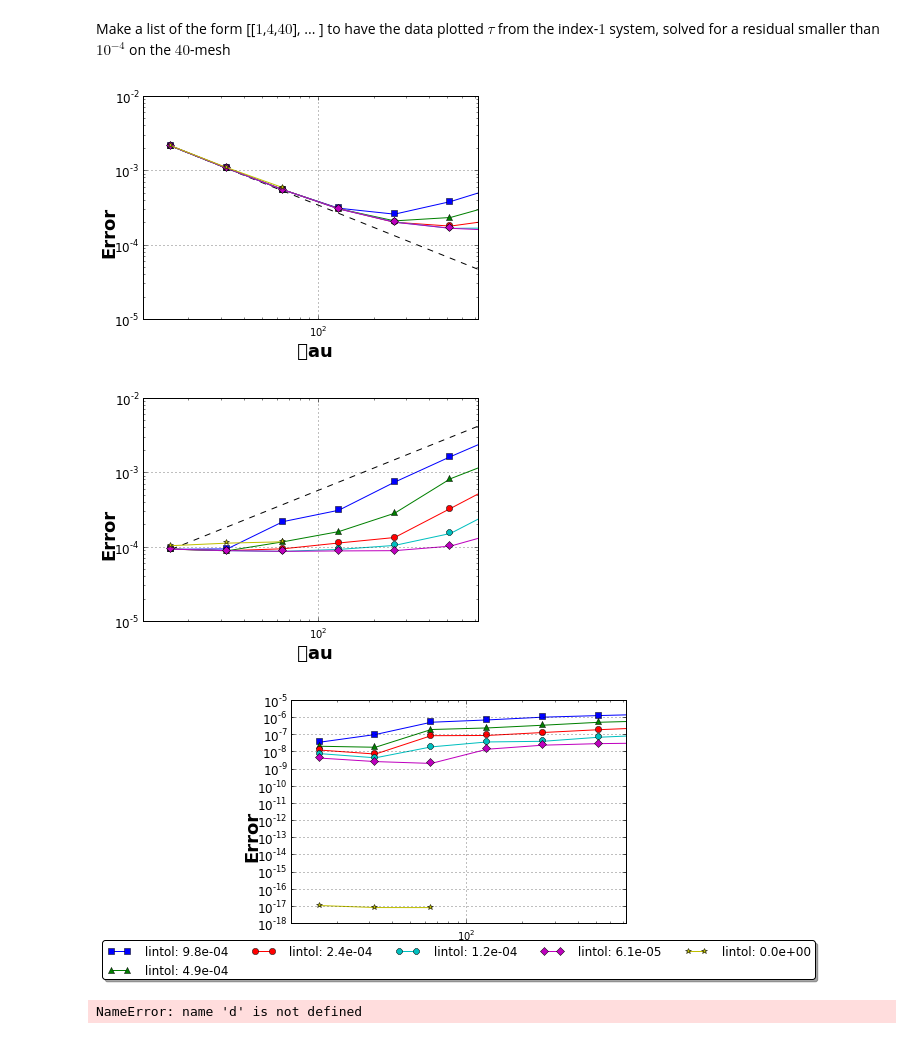
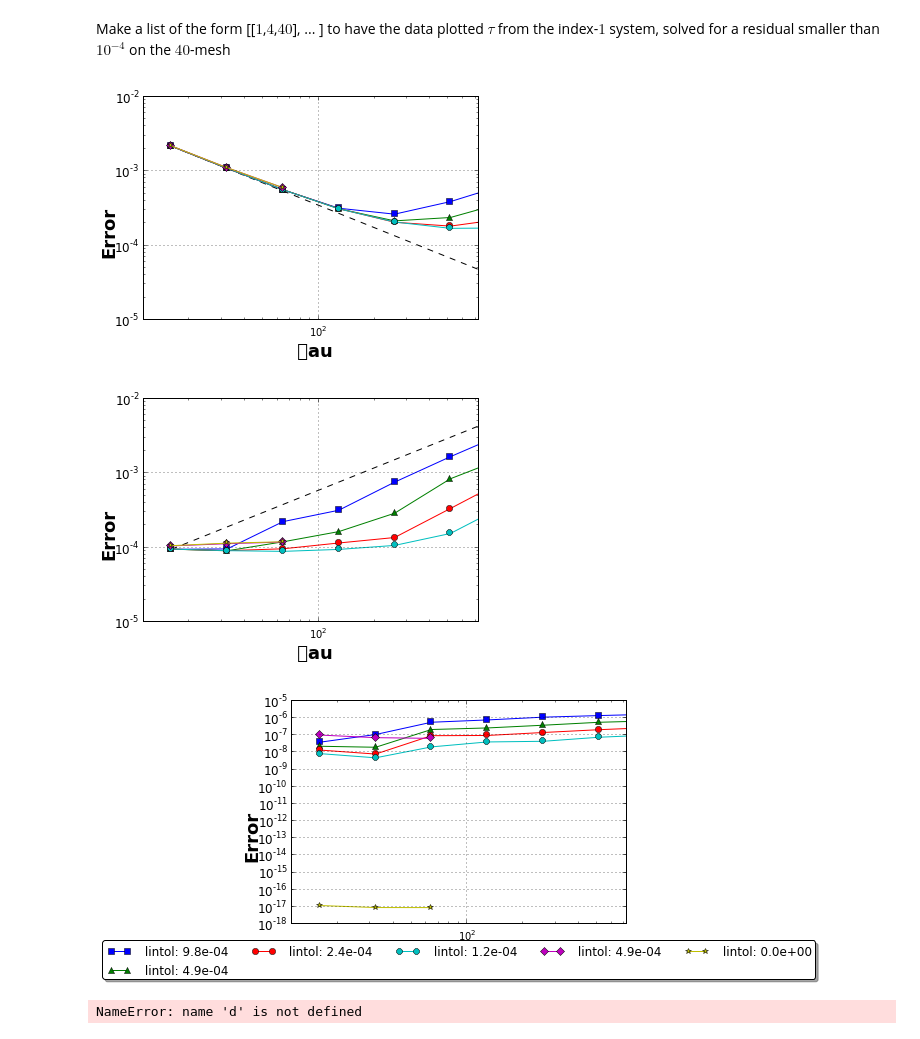
Before and after one commit to highlando/pystokes, a Jupyter notebook: conv plots.ipynb, the cells around one changed output. Cells and saved outputs as stored; diff of their text form; code cells hidden in the pictures.

Commit message:
pics and plots

```diff
--- a/conv plots.ipynb
+++ b/conv plots.ipynb
@@ -75,26 +75,26 @@ def load_jsdtoplot(PL,Omega):
 Make a list of the form [[$1$,$4$,$40$], ... ] to have the data plotted $\tau$
 from the index-$1$ system, solved for a residual smaller than $10^{-4}$ on the $40$-mesh
 # %%
-PlotList = [[2,2**(-10),40],[2,2**(-11),40],[2,2**(-12),40],[2,2**(-13),40],[2,2**(-14),40],[1,0,24]]#,
+PlotList = [[2,2**(-10),40],[2,2**(-11),40],[2,2**(-12),40],[2,2**(-13),40],[1,2**(-11),24],[1,0,24]]#,
 Omega = 8
 VErr, PErr, TDis, Leg, ContRes = [], [], [], [], []
 for PL in PlotList:
     Jpl = load_jsdtoplot(PL,Omega)
     PErr.append(err_int(Jpl,'PEr'))
     VErr.append(err_int(Jpl,'VelEr'))
     ContRes.append(err_int(Jpl,'ContiRes'))
     TDis.append(Jpl['TimeDiscs'])
     pyplot.close('all')
     #Leg.append(  DicLP[PL[0]] + ' Grid: $%d$' % PL[2] + ' LinRes: %1.1e' % PL[1] )
     Leg.append(' lintol: %1.1e' % PL[1] )
 
 plot_errs(VErr,TDis,Leg=None,Title='Velocity Error',LinFit=1)
 plot_errs(PErr,TDis,Leg=None,Title='Pressure Error',LinFit=-1)
 plot_errs(ContRes,TDis,Leg=Leg,Title='Residual in the conti Eqn')
 # %% [output]
-[figure, old version]
+[figure, new version]
-[figure, old version]
+[figure, new version]
-[figure, old version]
+[figure, new version]
 # %%
 d
 # %% [output]
```
Also changed, not shown: 3 other files.
